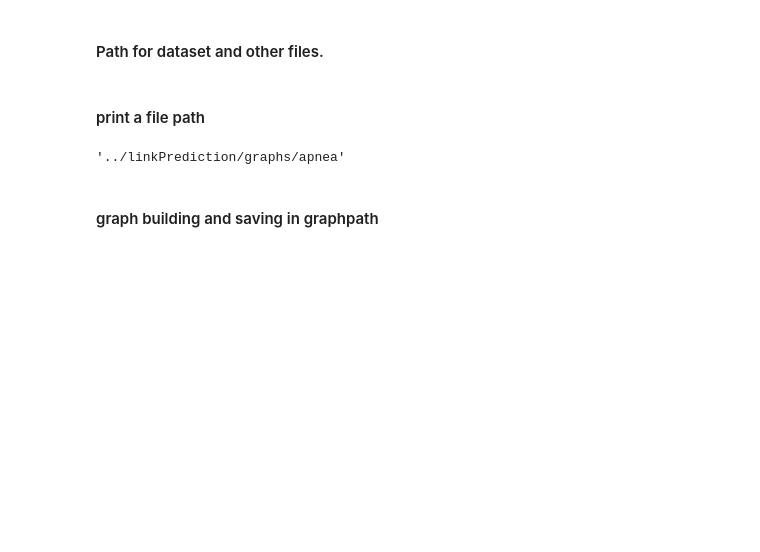
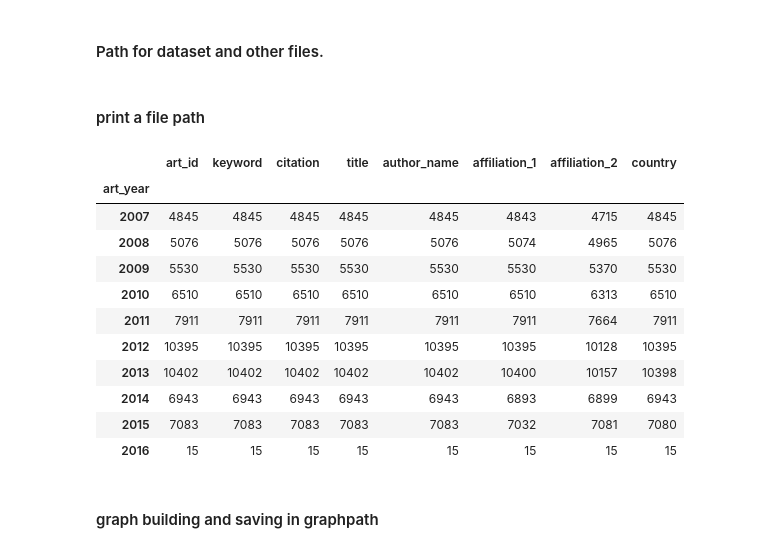
Before and after one commit to ffaisal93/linkPrediction, a Jupyter notebook: link_prediction.ipynb, the cells around one changed output. Drawn from its saved outputs; the diff is of its cells as text; code cells hidden in the pictures; blank space fills up the shorter version.

```diff
--- a/link_prediction.ipynb
+++ b/link_prediction.ipynb
@@ -42,7 +42,7 @@ from keras.models import load_model
 # %%
 #########dataset and domain selection : sleep apnea: 0 ; obesity:1
 importlib.reload(ut)
-select_domain  = 0
+select_domain  = 1
 domain = ['apnea','obesity']
 root = '../linkPrediction/'
 filepath=[['dataset/apnea-all,3.csv',
@@ -63,10 +63,22 @@ time=[2007,2008,2015,1,1,20]
 df, key_list = ut.load_dataset(filepath[select_domain], column_split)
 # %% [markdown]
 #### print a file path
-# %%
-graphpath
-# %% [output]
-'../linkPrediction/graphs/apnea'
+# %%
+graphpath
+df.groupby('art_year').count()
+# %% [output]
+|  | art_id | keyword | citation | title | author_name | affiliation_1 | affiliation_2 | country |
+| art_year |  |  |  |  |  |  |  |  |
+| 2007 | 4845 | 4845 | 4845 | 4845 | 4845 | 4843 | 4715 | 4845 |
+| 2008 | 5076 | 5076 | 5076 | 5076 | 5076 | 5074 | 4965 | 5076 |
+| 2009 | 5530 | 5530 | 5530 | 5530 | 5530 | 5530 | 5370 | 5530 |
+| 2010 | 6510 | 6510 | 6510 | 6510 | 6510 | 6510 | 6313 | 6510 |
+| 2011 | 7911 | 7911 | 7911 | 7911 | 7911 | 7911 | 7664 | 7911 |
+| 2012 | 10395 | 10395 | 10395 | 10395 | 10395 | 10395 | 10128 | 10395 |
+| 2013 | 10402 | 10402 | 10402 | 10402 | 10402 | 10400 | 10157 | 10398 |
+| 2014 | 6943 | 6943 | 6943 | 6943 | 6943 | 6893 | 6899 | 6943 |
+| 2015 | 7083 | 7083 | 7083 | 7083 | 7083 | 7032 | 7081 | 7080 |
+| 2016 | 15 | 15 | 15 | 15 | 15 | 15 | 15 | 15 |
 # %% [markdown]
 #### graph building and saving in graphpath
 # %%
```
Also changed, not shown: parts of 4 cells of this notebook, 1 other file.
